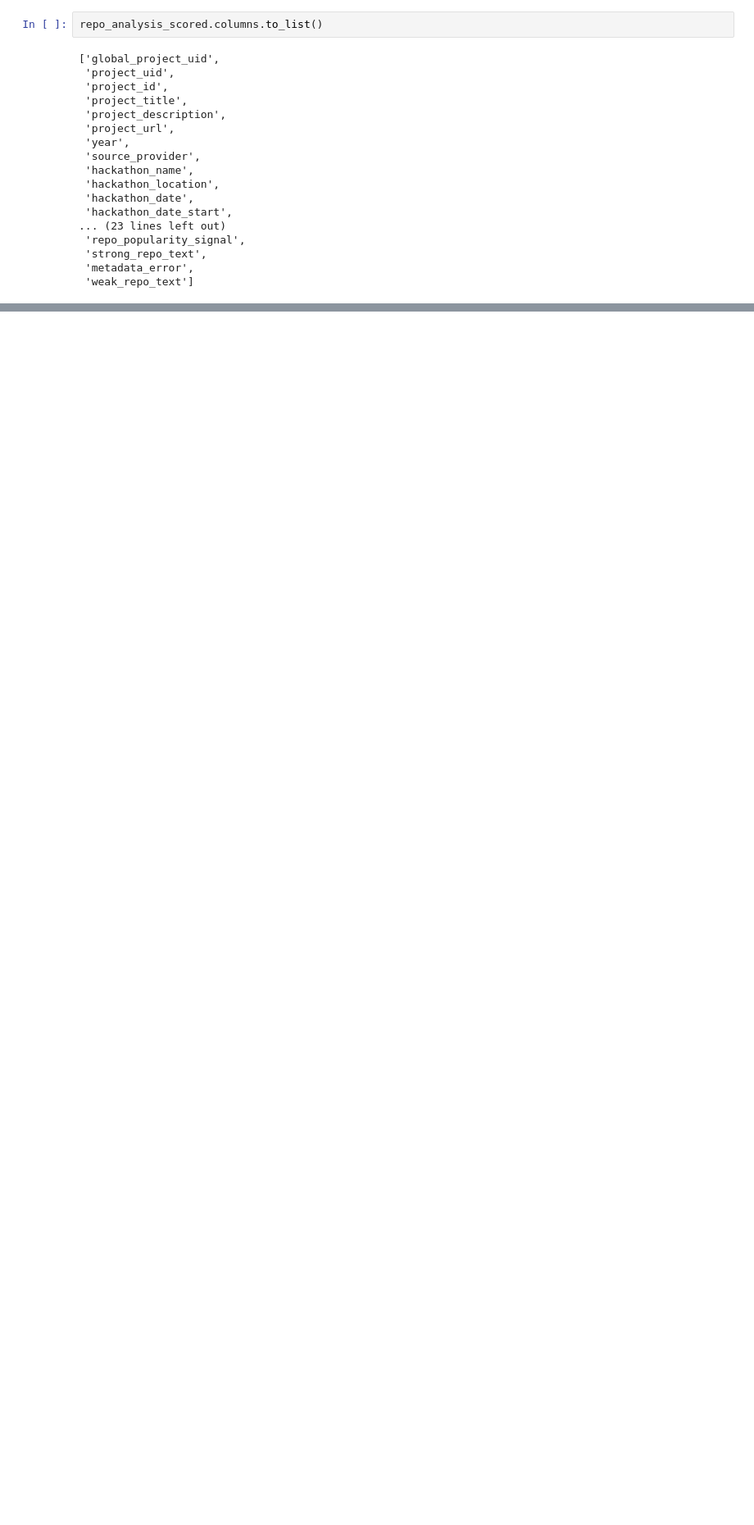
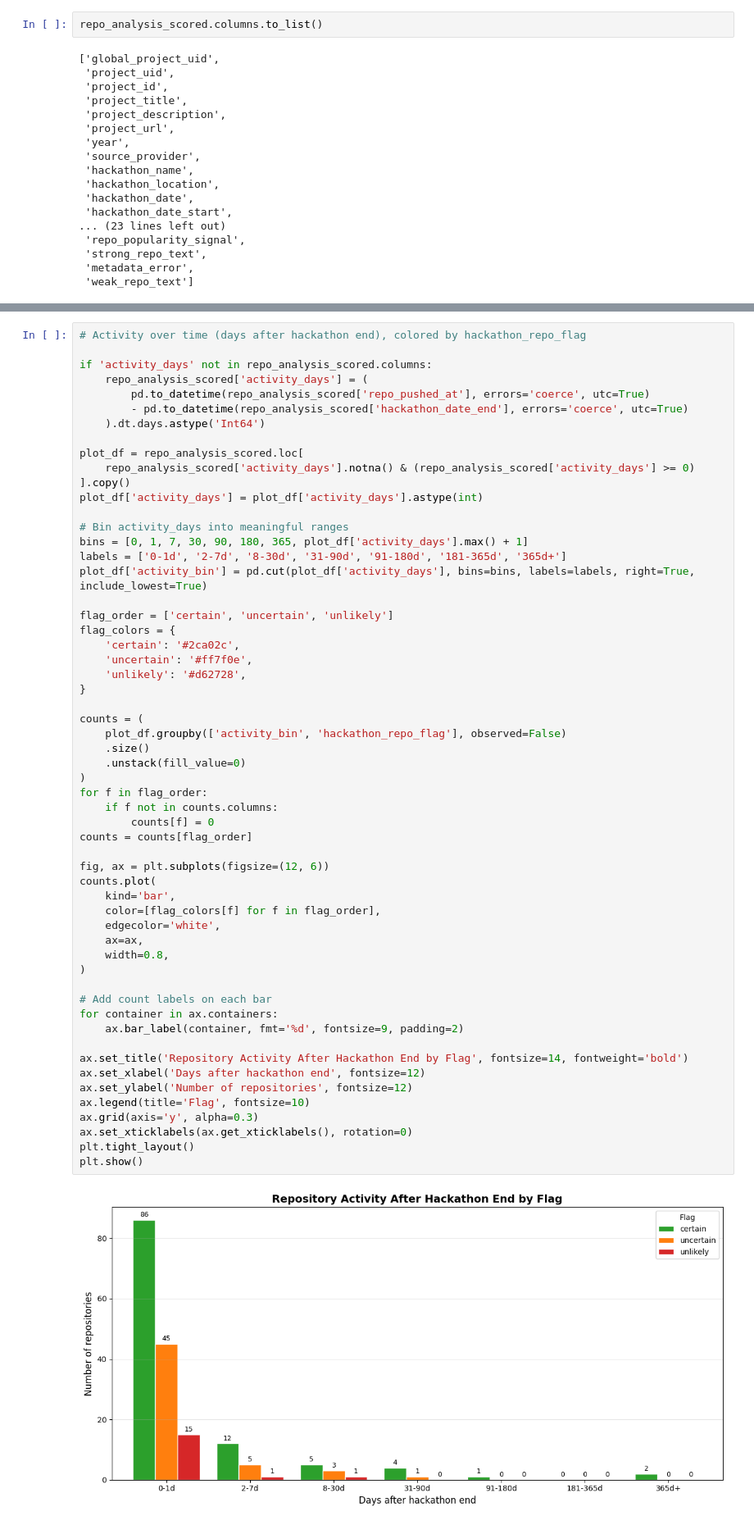
Before and after one commit to sdsc-ordes/open-pulse-hackalysis, a Jupyter notebook: notebooks/notebook.ipynb, the cells around one changed output, grey strips where cells are left out. Shown at 82% size. Saved outputs shown, nothing was run; the diff lists cells and outputs as text; blank space fills up the shorter version.

```diff
--- a/notebooks/notebook.ipynb
+++ b/notebooks/notebook.ipynb
@@ -681,0 +986,59 @@ repo_analysis_scored.columns.to_list()
+# %%
+# Activity over time (days after hackathon end), colored by hackathon_repo_flag
+
+if 'activity_days' not in repo_analysis_scored.columns:
+    repo_analysis_scored['activity_days'] = (
+        pd.to_datetime(repo_analysis_scored['repo_pushed_at'], errors='coerce', utc=True)
+        - pd.to_datetime(repo_analysis_scored['hackathon_date_end'], errors='coerce', utc=True)
+    ).dt.days.astype('Int64')
+
+plot_df = repo_analysis_scored.loc[
+    repo_analysis_scored['activity_days'].notna() & (repo_analysis_scored['activity_days'] >= 0)
+].copy()
+plot_df['activity_days'] = plot_df['activity_days'].astype(int)
+
+# Bin activity_days into meaningful ranges
+bins = [0, 1, 7, 30, 90, 180, 365, plot_df['activity_days'].max() + 1]
+labels = ['0-1d', '2-7d', '8-30d', '31-90d', '91-180d', '181-365d', '365d+']
+plot_df['activity_bin'] = pd.cut(plot_df['activity_days'], bins=bins, labels=labels, right=True, include_lowest=True)
+
+flag_order = ['certain', 'uncertain', 'unlikely']
+flag_colors = {
+    'certain': '#2ca02c',
+    'uncertain': '#ff7f0e',
+    'unlikely': '#d62728',
+}
+
+counts = (
+    plot_df.groupby(['activity_bin', 'hackathon_repo_flag'], observed=False)
+    .size()
+    .unstack(fill_value=0)
+)
+for f in flag_order:
+    if f not in counts.columns:
+        counts[f] = 0
+counts = counts[flag_order]
+
+fig, ax = plt.subplots(figsize=(12, 6))
+counts.plot(
+    kind='bar',
+    color=[flag_colors[f] for f in flag_order],
+    edgecolor='white',
+    ax=ax,
+    width=0.8,
+)
+
+# Add count labels on each bar
+for container in ax.containers:
+    ax.bar_label(container, fmt='%d', fontsize=9, padding=2)
+
+ax.set_title('Repository Activity After Hackathon End by Flag', fontsize=14, fontweight='bold')
+ax.set_xlabel('Days after hackathon end', fontsize=12)
+ax.set_ylabel('Number of repositories', fontsize=12)
+ax.legend(title='Flag', fontsize=10)
+ax.grid(axis='y', alpha=0.3)
+ax.set_xticklabels(ax.get_xticklabels(), rotation=0)
+plt.tight_layout()
+plt.show()
+# %% [output]
+[figure, added]
```
Also changed, not shown: parts of 12 cells of this notebook, 1 other file.
